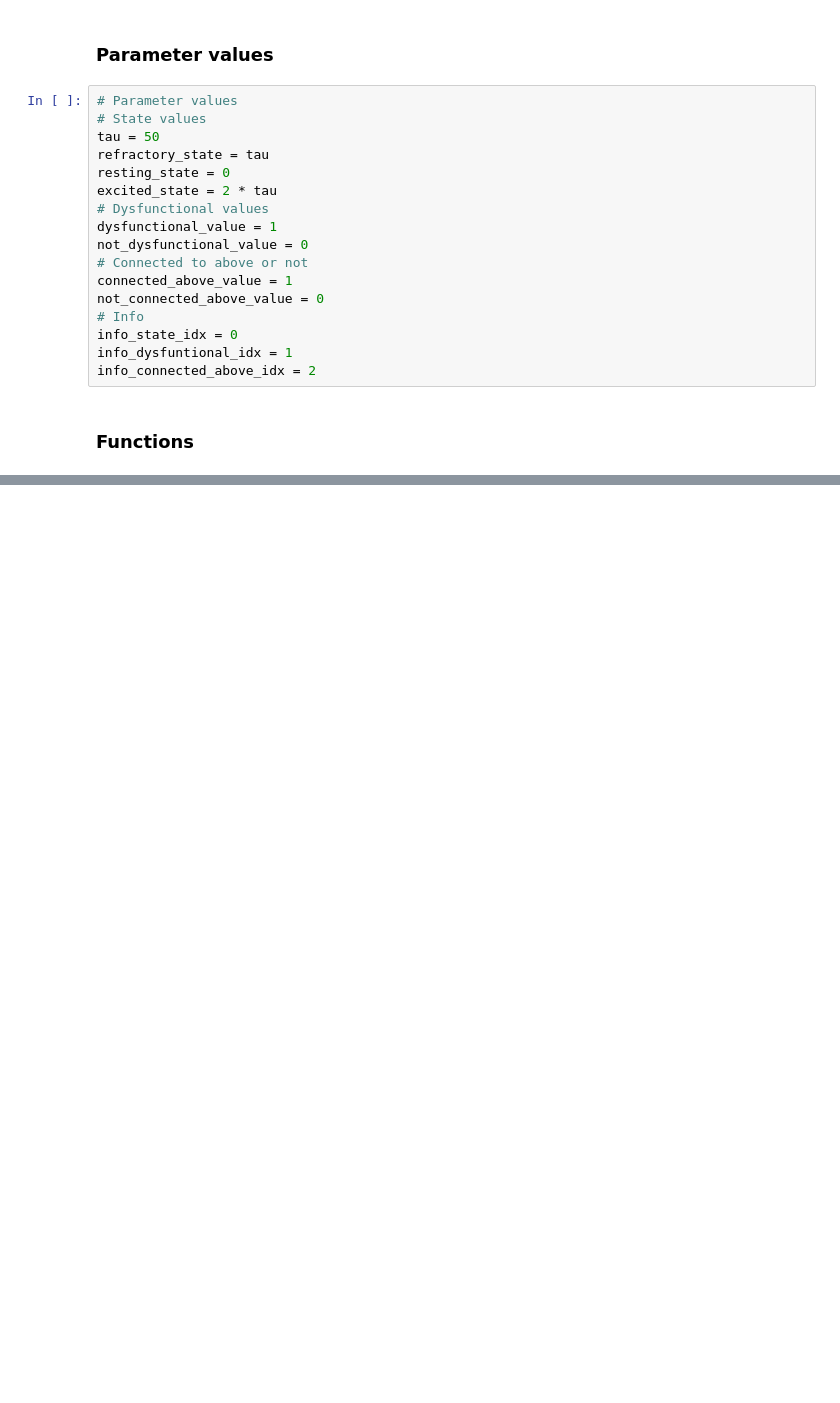
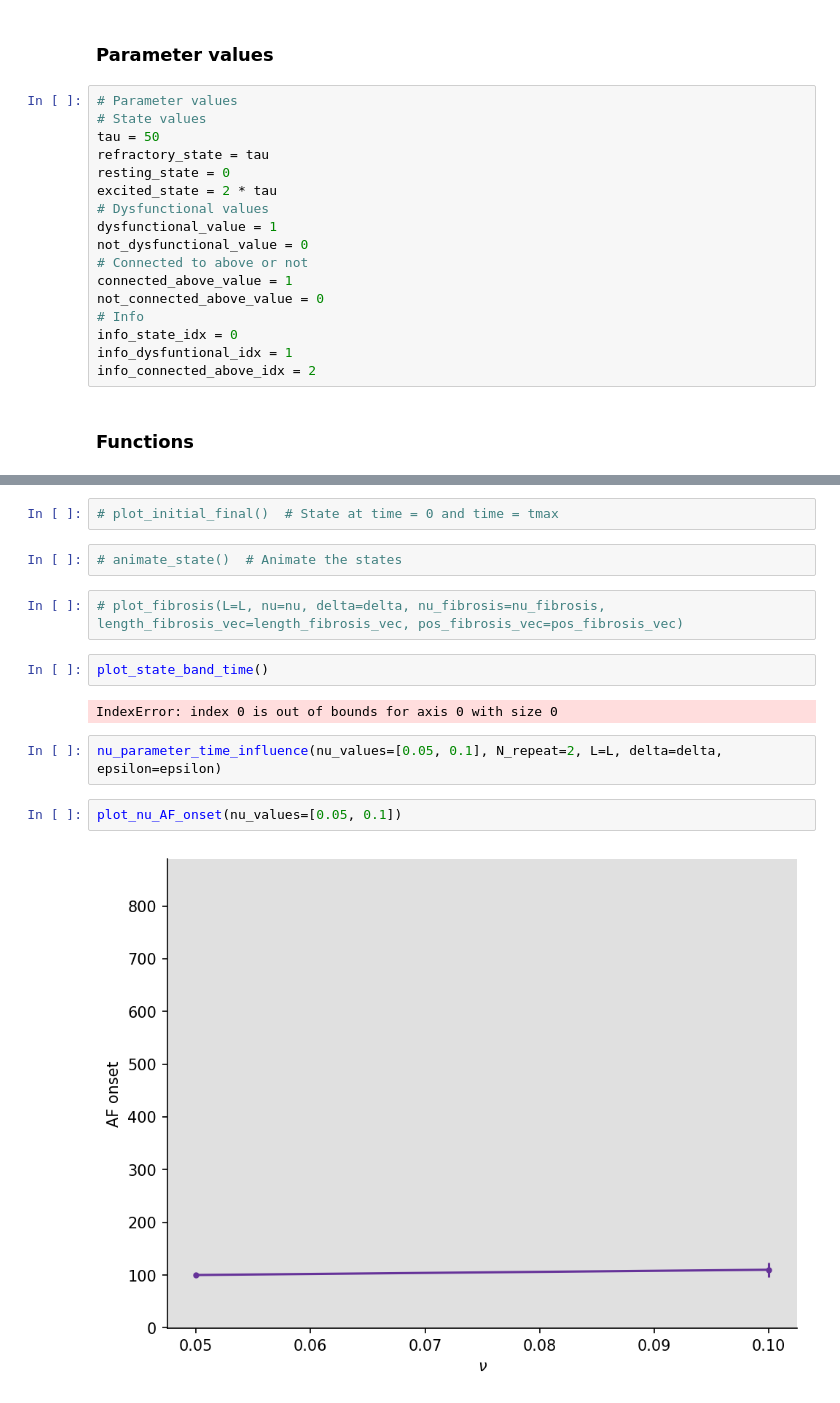
Before and after one commit to 2BeAsh/physics_of_molecular_diseases_project, a Jupyter notebook: code/heart.ipynb, the cells around one changed output, grey strips where cells are left out. Saved outputs shown, nothing was run; the diff lists cells and outputs as text; blank space fills up the shorter version.

Commit message:
parameter AF onset analysis

```diff
--- a/code/heart.ipynb
+++ b/code/heart.ipynb
@@ -251,0 +367,16 @@ plot_fibrosis(L=200, nu=0.18, delta=0.15, epsilon=0.15, tmax=230, nu_fibrosis=0.
+# %%
+# plot_initial_final()  # State at time = 0 and time = tmax
+# %%
+# animate_state()  # Animate the states
+# %%
+# plot_fibrosis(L=L, nu=nu, delta=delta, nu_fibrosis=nu_fibrosis, length_fibrosis_vec=length_fibrosis_vec, pos_fibrosis_vec=pos_fibrosis_vec)
+# %%
+plot_state_band_time()
+# %% [output]
+IndexError: index 0 is out of bounds for axis 0 with size 0
+# %%
+nu_parameter_time_influence(nu_values=[0.05, 0.1], N_repeat=2, L=L, delta=delta, epsilon=epsilon)
+# %%
+plot_nu_AF_onset(nu_values=[0.05, 0.1])
+# %% [output]
+[figure, added]
```
Also changed, not shown: parts of 7 cells of this notebook.
